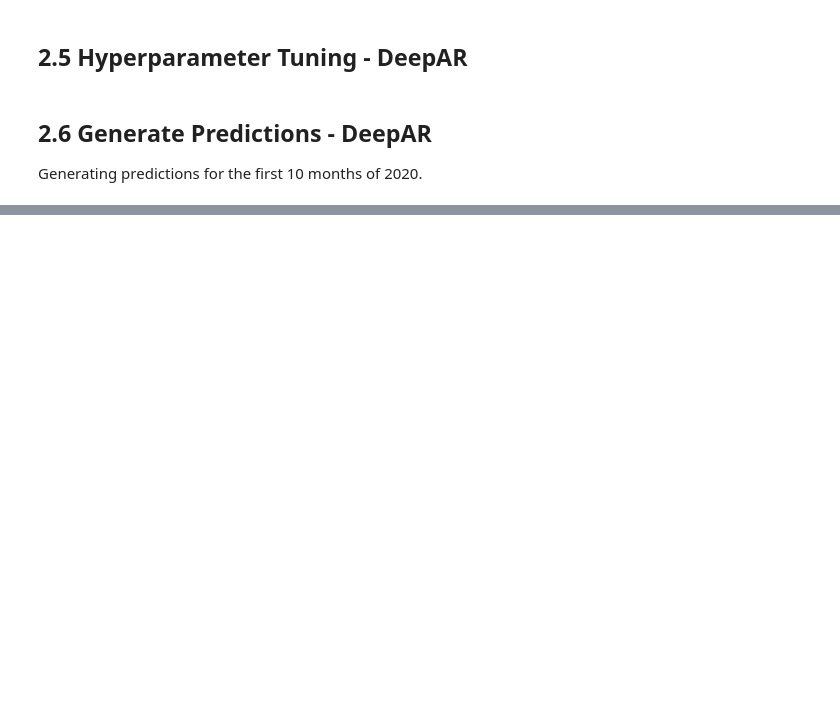
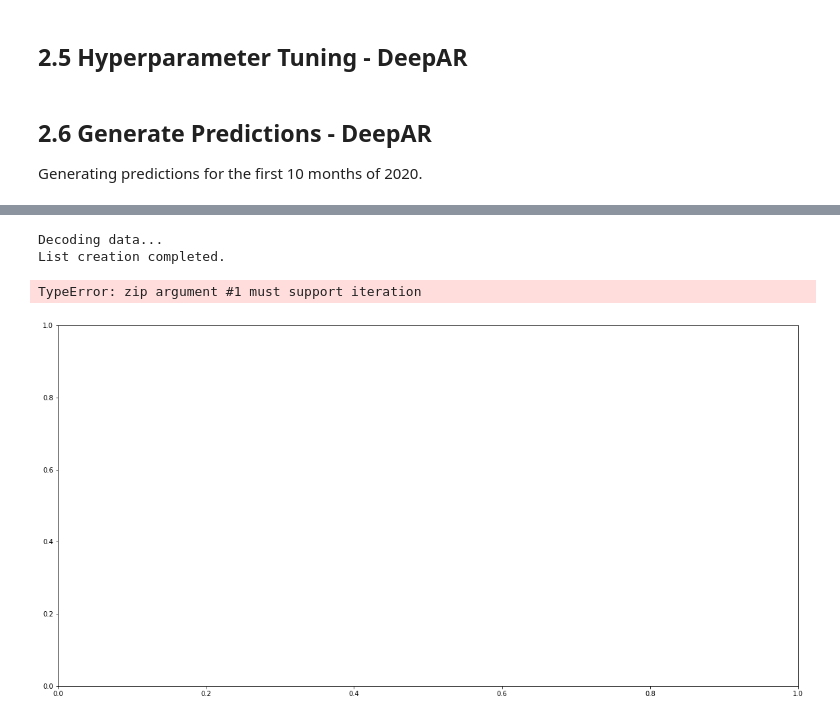
Before and after one commit to radroid/stock-price-predictor, a Jupyter notebook: 3_Model_Train_Test.ipynb, the cells around one changed output, grey strips where cells are left out. Drawn from its saved outputs; the diff is of its cells as text; code cells hidden in the pictures; blank space fills up the shorter version.

```diff
--- a/3_Model_Train_Test.ipynb
+++ b/3_Model_Train_Test.ipynb
@@ -511,6 +524,6 @@ First step is to deploy the model as an endpoint.
 # %%
 %time
 
-predictor = model.deploy(initial_count_instance=1,
+predictor = model.deploy(initial_instance_count=1,
                          instance_type='ml.m4.xlarge',
                          content_type="application/json")
@@ -556,7 +574,7 @@ def get_json_request(time_series_list: list,
         # A json line is to be created for each of the time series.
         instances.append({
             "start": str(ts.index[0]),
-            "target": list(ts)
+            "target": list(ts.interpolate().dropna())
         })
 
     configuration_data = {
@@ -623,25 +660,19 @@ def display_results(predictions_list, test_ts_list):
 
     Returns: None
     """
-    for k in range(len(prediction_list)):
-        plt.figure(figsize=(12,6))
-        # get the target month of data
-        if target_ts is not None:
-            target = target_ts[k][-prediction_length:]
-            plt.plot(range(len(target)), target, label='target')
-        # get the quantile values at 30 and 70%
-
     num_rows = len(predictions_list)
 
     fig, axes = plt.subplots(nrows=num_rows,
                              ncols=1,
-                             figsize=(10*num_rows, 10))
+                             figsize=(20, 10*num_rows))
+    start = datetime.datetime(2004,3,1)
 
     for ax, true_ts, pred_ts in zip(axes, test_ts_list, predictions_list):
+        true_ts = test_ts_list[0].interpolate().dropna()[start:]
+        true_ts = pd.Series(true_ts.values)
+
         true_ts.plot(color='black', ax=ax,
                      label='True Time Series')
-        pred_ts.plot(color='green', ax=ax,
-                     label='Predicted Time Series')
 
         ax.set_title('Predicted and Real Time Series',
                      fontdict={'size': 20, 'weight': 'bold'})
@@ -650,10 +681,11 @@ def display_results(predictions_list, test_ts_list):
         p30 = pred_ts['0.3']
         p70 = pred_ts['0.7']
         # fill the 40% confidence interval
-        plt.fill_between(p30.index, p30, p70, color='blue', alpha=0.5, label='40% confidence interval')
+        ax.fill_between(p30.index, p30, p70, color='blue', alpha=0.1, label='40% confidence interval')
         # plot the median prediction line
-        pred_ts['0.5'].plot(label='prediction median')
-        plt.legend(loc='best')
+        pred_ts['0.5'].plot(label='prediction median',
+                            ax=ax)
+#         plt.legend(loc='best')
         leg = ax.legend(fontsize=16, frameon=True)
         leg.get_frame().set_color('#F2F2F2')
         leg.get_frame().set_edgecolor('black')
@@ -691,8 +727,14 @@ print('Requesting prediction for '+ start_time)
 json_prediction = predictor.predict(json_request)
 
 prediction_2020 = json_to_predictions(json_prediction)
+# %% [output]
+Decoding data...
+List creation completed.
 # %%
-end_time = max(prediction_2020[0].index.date)
+end_time = start_time + pd.DateOffset(days=prediction_2020[0].index[-1])
 test_ts_2020 = [aapl_updated['Adj Close'][start_time:end_time]]
 
 display_results(prediction_2020, test_ts_2020)
+# %% [output]
+TypeError: zip argument #1 must support iteration
+[figure, added]
```
Also changed, not shown: parts of 17 cells of this notebook, 3 other files.
